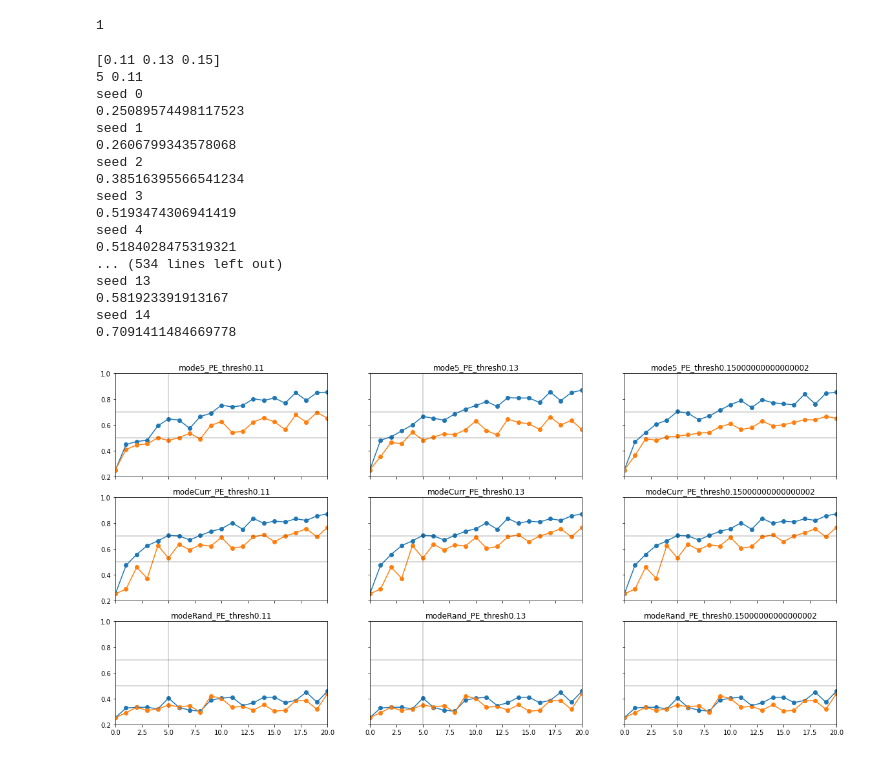
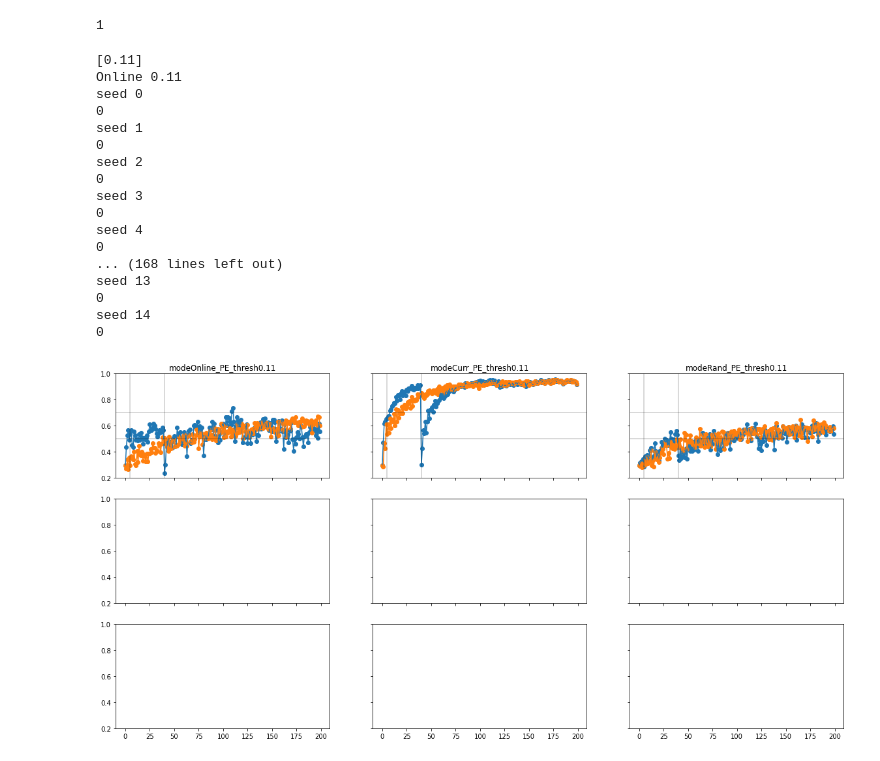
Before and after one commit to andrebeu/SEMCSW, a Jupyter notebook: NB-gs-small.ipynb, the cells around one changed output. Drawn from its saved outputs; the diff is of its cells as text; code cells hidden in the pictures.

Commit message:
expected interleaved performance; but blocked also bad

```diff
--- a/NB-gs-small.ipynb
+++ b/NB-gs-small.ipynb
@@ -17,6 +14,16 @@ from matplotlib import pyplot as plt
 from CSWSEM import *
 
 gs_name = 'pdim1'
+# %%
+DEBUG=0
+if DEBUG:
+  NTRAIN=40
+  NTEST=2
+  CONDL=['single','interleaved']
+else:
+  NTRAIN=160
+  NTEST=40
+  CONDL=['blocked','interleaved']
 # %%
 def run_batch_exp(num_seeds,sem_kwargs,exp_kwargs):
   """ wrap wround seeds for single paramconfig
@@ -76,10 +73,10 @@ np.random.randint(2)
 ## GRIDSEARCH
 
 n1 = 'mode'
-L1 = [5] + ['Curr','Rand']
+L1 = ['Online','Curr','Rand']
 n2 = 'PE_thresh'
-L2 = np.arange(0.11,0.161,0.02)
-# L2 = [0.11,0.12,0.13]
+# L2 = np.arange(0.11,0.161,0.02)
+L2 = [0.11]
 print(L2)
 num_seeds = 15
 
@@ -94,46 +91,46 @@ for idx,(v1,v2) in enumerate(itertools.product(L1,L2)):
 gsdata = pd.concat(gsdataL)
 gsdata = gsdata.groupby(['condition','trial',n1,n2]).mean().reset_index()
 # %% [output]
-[0.11 0.13 0.15]
-5 0.11
+[0.11]
+Online 0.11
 seed 0
-0.25089574498117523
+0
 seed 1
-0.2606799343578068
+0
 seed 2
-0.38516395566541234
+0
 seed 3
-0.5193474306941419
+0
 seed 4
-0.5184028475319321
-... (534 lines left out)
+0
+... (168 lines left out)
 seed 13
-0.581923391913167
+0
 seed 14
-0.7091411484669778
+0
 # %%
 ## PLT GRIDSEARCH
 f,axar = plt.subplots(3,3,figsize=(20,10),sharey=True,sharex=True);axar=axar.reshape(-1)
 
 for idx,(v1_,v2_) in enumerate(itertools.product(L1,L2)):
   ax = axar[idx]
   for c in CONDL:
     cdata = gsdata[(
       gsdata.condition==c)&(
       gsdata.loc[:,n1]==v1_)&(
       gsdata.loc[:,n2]==v2_)
     ]
     acc = 1-cdata.loss
     ax.plot(np.arange(len(acc)),acc)
     ax.scatter(np.arange(len(acc)),acc)
   ax.set_title('%s%s_%s%s'%(n1,v1_,n2,v2_))
   ax.set_ylim(0.2,1)
-  ax.set_xlim(0,20)
+#   ax.set_xlim(0,20)
   ax.axhline(0.5,c='k',lw=.3)
   ax.axhline(0.7,c='k',lw=.3)
   ax.axvline(5,c='k',lw=.3)
   ax.axvline(40,c='k',lw=.3)
 
-# plt.savefig('figures/gs-%s&%s'%(n1,n2))
+plt.savefig('figures/gs-%s&%s'%(n1,n2))
 # %% [output]
-[figure, old version]
+[figure, new version]
```
Also changed, not shown: parts of 2 cells of this notebook, 2 other files.
